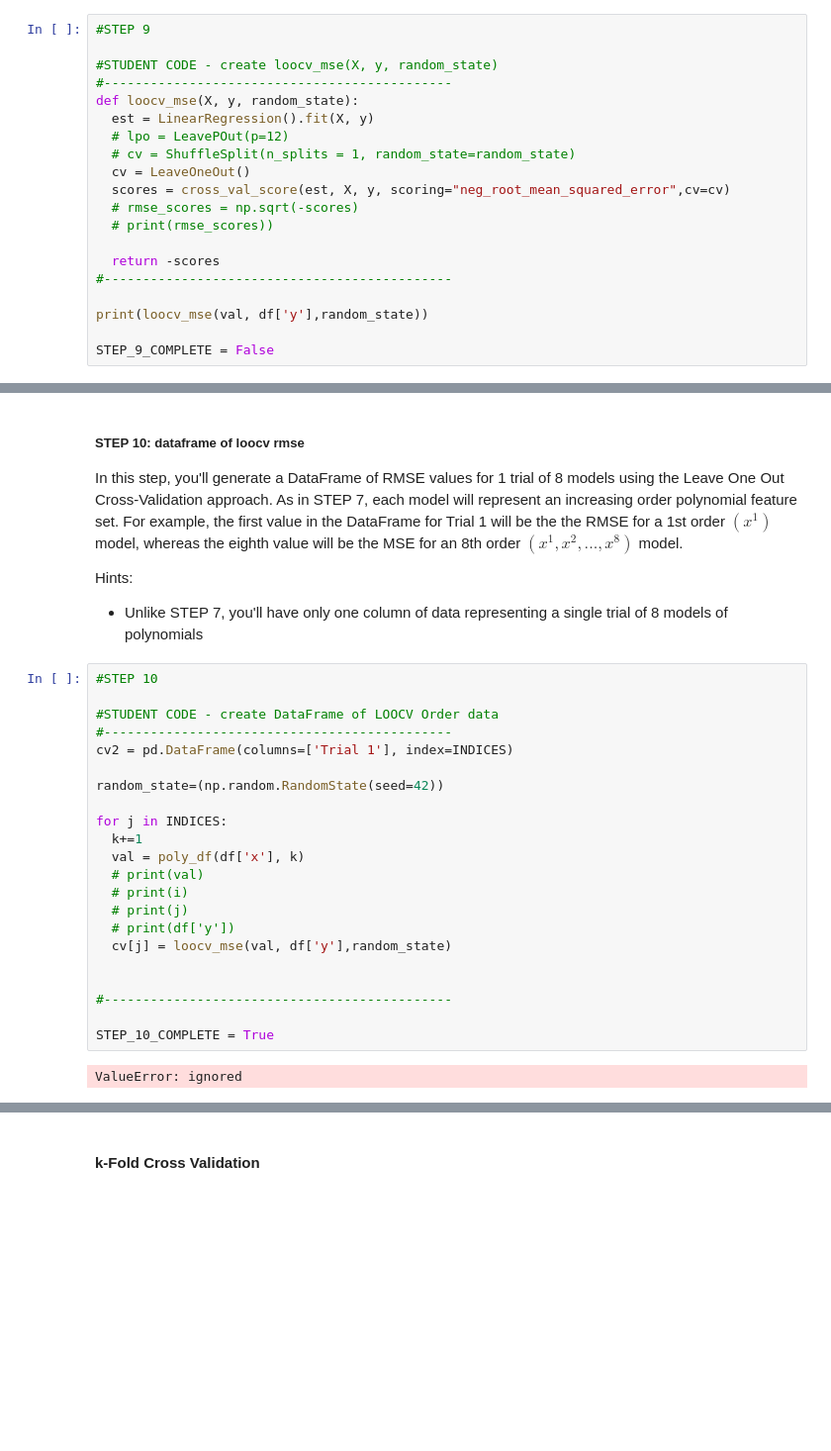
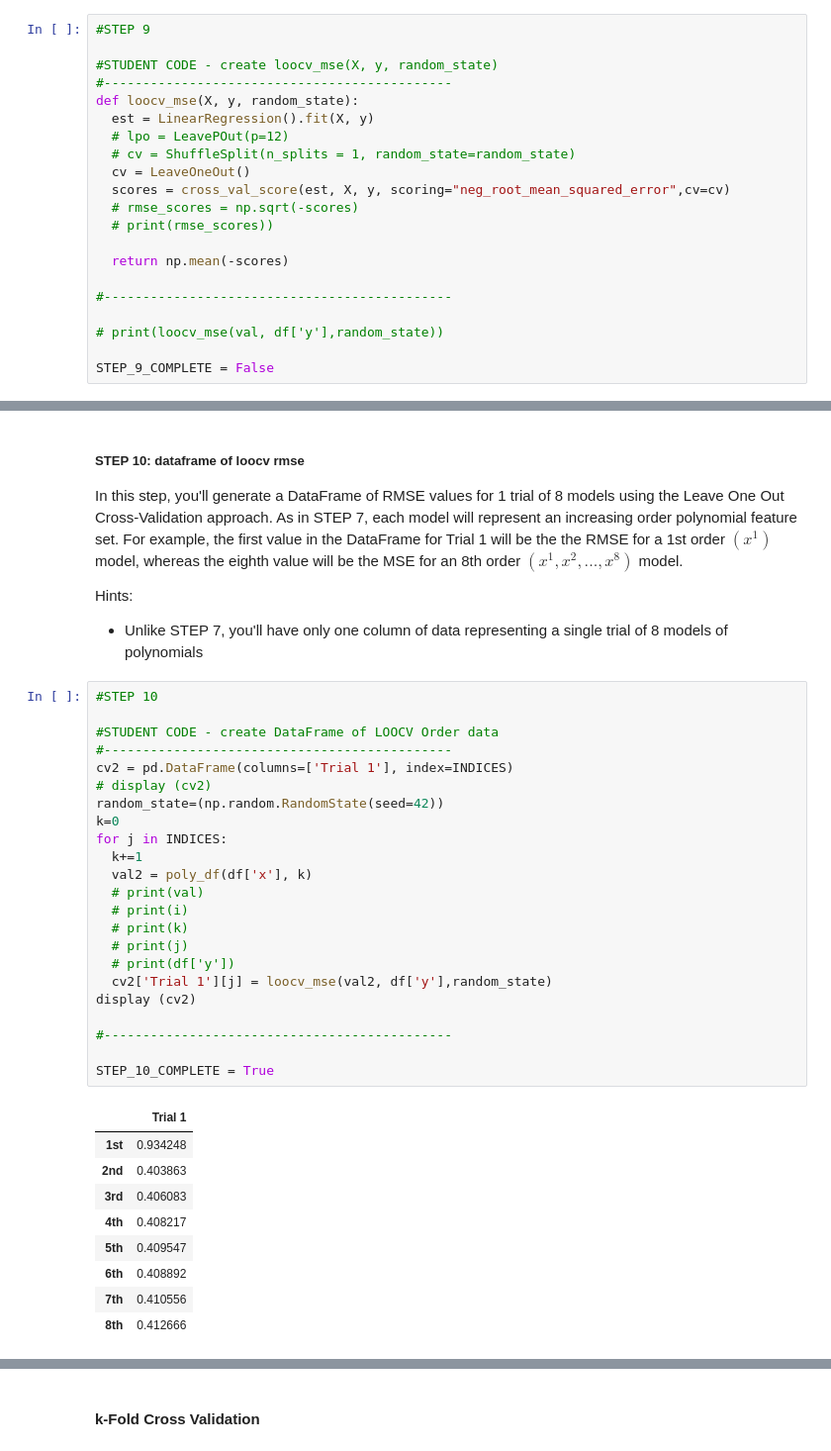
Before and after one commit to nikopetrocelli/489Proj2-Petrocelli, a Jupyter notebook: Copy_of_hw3.ipynb, the cells around one changed output, grey strips where cells are left out. Shown at 99% size. Cells and saved outputs as stored; diff of their text form; blank space fills up the shorter version.

```diff
--- a/Copy_of_hw3.ipynb
+++ b/Copy_of_hw3.ipynb
@@ -543,10 +543,11 @@ def loocv_mse(X, y, random_state):
   # rmse_scores = np.sqrt(-scores)
   # print(rmse_scores))
 
-  return -scores
+  return np.mean(-scores)
+
 #---------------------------------------------
 
-print(loocv_mse(val, df['y'],random_state))
+# print(loocv_mse(val, df['y'],random_state))
 
 STEP_9_COMPLETE = False
 # %% [output]
@@ -577,27 +562,36 @@ Hints:
 # %%
 #STEP 10
 
 #STUDENT CODE - create DataFrame of LOOCV Order data
 #---------------------------------------------
 cv2 = pd.DataFrame(columns=['Trial 1'], index=INDICES)
-
+# display (cv2)
 random_state=(np.random.RandomState(seed=42))
-
+k=0
 for j in INDICES:
   k+=1
-  val = poly_df(df['x'], k)
+  val2 = poly_df(df['x'], k)
   # print(val)
   # print(i)
+  # print(k)
   # print(j)
   # print(df['y'])
-  cv[j] = loocv_mse(val, df['y'],random_state)
-
+  cv2['Trial 1'][j] = loocv_mse(val2, df['y'],random_state)
+display (cv2)
 
 #---------------------------------------------
 
 STEP_10_COMPLETE = True
 # %% [output]
-ValueError: ignored
+|  | Trial 1 |
+| 1st | 0.934248 |
+| 2nd | 0.403863 |
+| 3rd | 0.406083 |
+| 4th | 0.408217 |
+| 5th | 0.409547 |
+| 6th | 0.408892 |
+| 7th | 0.410556 |
+| 8th | 0.412666 |
 # %% [markdown]
 ##### STEP 11: plot loocv
 
```
Also changed, not shown: parts of 4 cells of this notebook.
